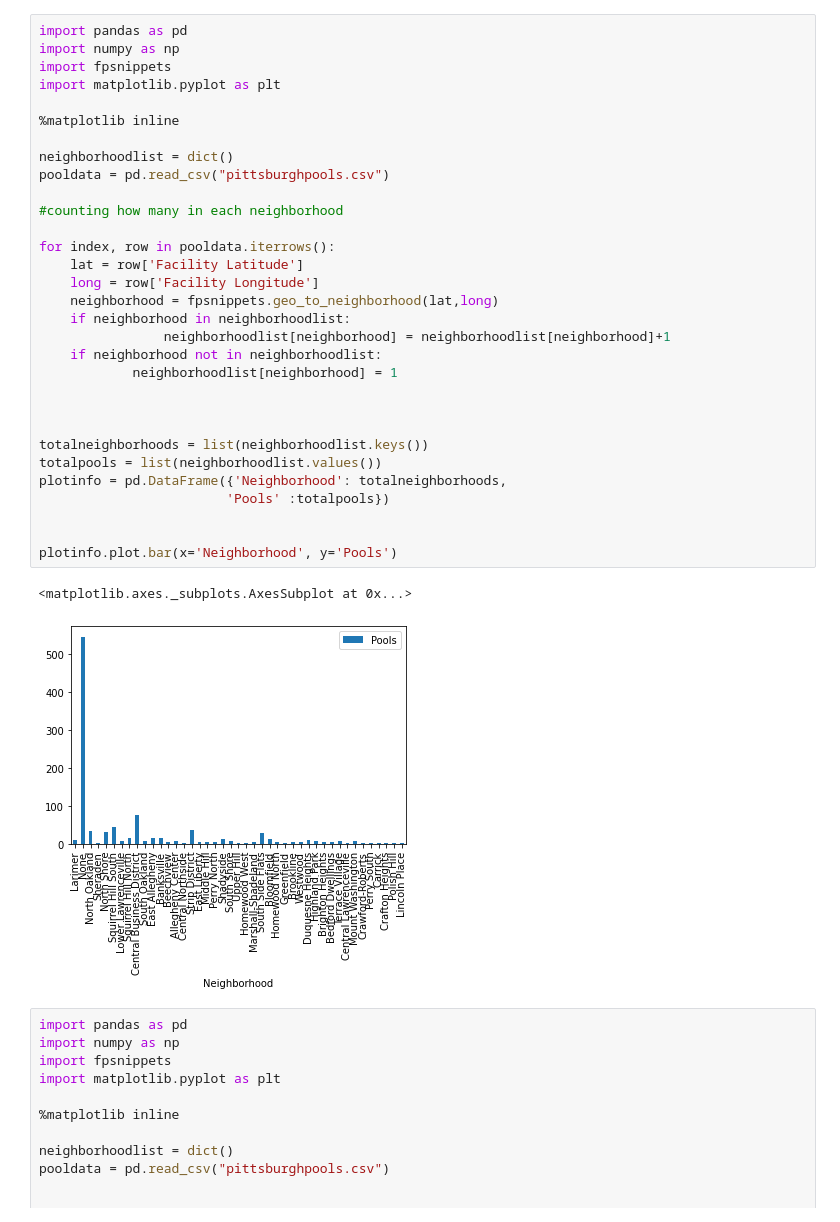
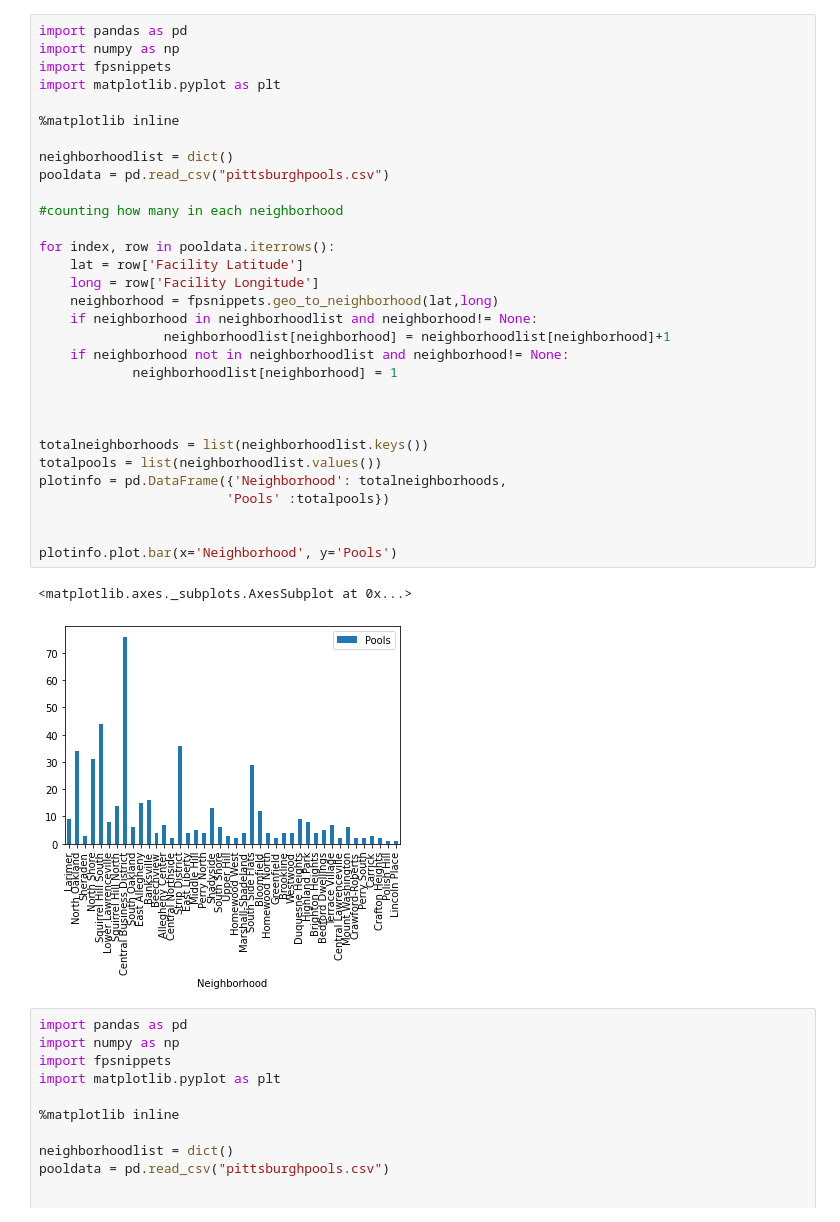
Before and after one commit to lcox37/big_ideas_final, a Jupyter notebook: FinalLexi.ipynb, the cells around one changed output. Cells and saved outputs as stored; diff of their text form.

```diff
--- a/FinalLexi.ipynb
+++ b/FinalLexi.ipynb
@@ -2,36 +2,36 @@
 import pandas as pd
 import numpy as np
 import fpsnippets
 import matplotlib.pyplot as plt
 
 %matplotlib inline
 
 neighborhoodlist = dict()
 pooldata = pd.read_csv("pittsburghpools.csv")
 
 #counting how many in each neighborhood
 
 for index, row in pooldata.iterrows():
     lat = row['Facility Latitude']
     long = row['Facility Longitude']
     neighborhood = fpsnippets.geo_to_neighborhood(lat,long)
-    if neighborhood in neighborhoodlist:
+    if neighborhood in neighborhoodlist and neighborhood!= None:
                 neighborhoodlist[neighborhood] = neighborhoodlist[neighborhood]+1
-    if neighborhood not in neighborhoodlist:
+    if neighborhood not in neighborhoodlist and neighborhood!= None:
             neighborhoodlist[neighborhood] = 1
 
 
 
 totalneighborhoods = list(neighborhoodlist.keys())
 totalpools = list(neighborhoodlist.values())
 plotinfo = pd.DataFrame({'Neighborhood': totalneighborhoods,
                         'Pools' :totalpools})
 
 
 plotinfo.plot.bar(x='Neighborhood', y='Pools')
 # %% [output]
 <matplotlib.axes._subplots.AxesSubplot at 0x...>
-[figure, old version]
+[figure, new version]
 # %%
 import pandas as pd
 import numpy as np
```
Also changed, not shown: parts of 1 cell of this notebook.
